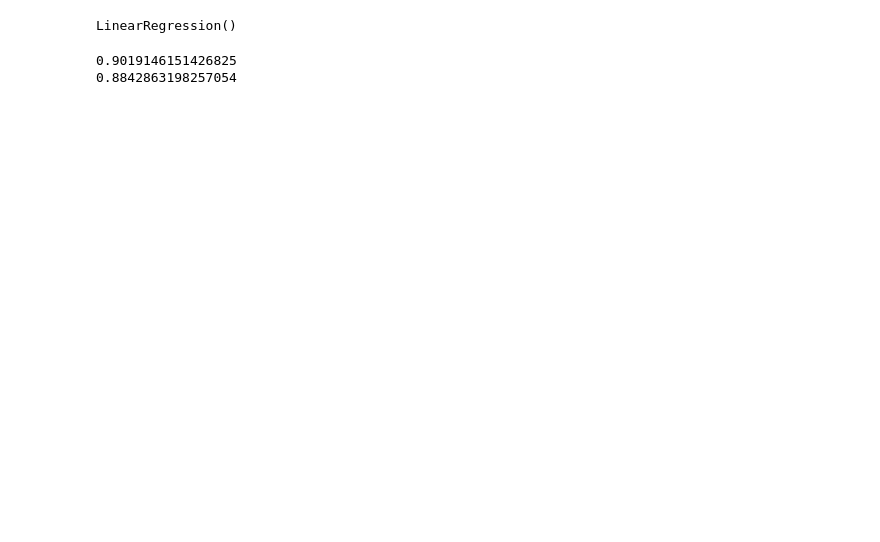
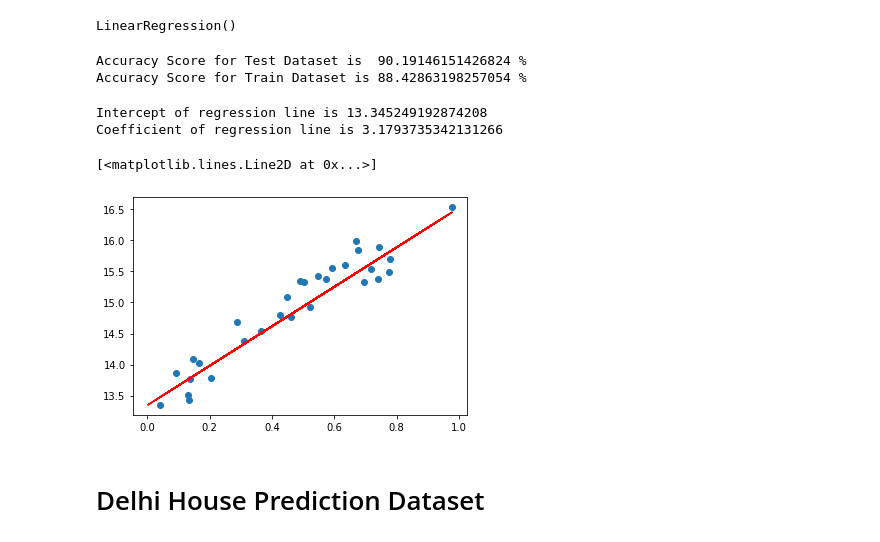
Before and after one commit to tanav2202/Kaggle-Notebooks, a Jupyter notebook: linear-regression-from-scratch.ipynb, the cells around one changed output. Saved outputs shown, nothing was run; the diff lists cells and outputs as text; code cells hidden in the pictures; blank space fills up the shorter version.

```diff
--- a/linear-regression-from-scratch.ipynb
+++ b/linear-regression-from-scratch.ipynb
@@ -58,14 +165,31 @@ score(Y_test, y_pred)
 # Linear Regression Using Sklearn
 # %%
 from sklearn.linear_model import LinearRegression
-lm = LinearRegression()
-lm.fit(X_train, Y_train)
+linear = LinearRegression()
+linear.fit(X_train, Y_train)
 # %% [output]
 LinearRegression()
 # %%
-Y_pred = lm.predict(X_test)
-print(lm.score(X_test, Y_test))
-print(lm.score(X_train,Y_train))
+Y_pred = linear.predict(X_test)
+print("Accuracy Score for Test Dataset is ",linear.score(X_test, Y_test)*100,"%")
+print("Accuracy Score for Train Dataset is",linear.score(X_train,Y_train)*100,"%")
 # %% [output]
-0.9019146151426825
-0.8842863198257054
+Accuracy Score for Test Dataset is  90.19146151426824 %
+Accuracy Score for Train Dataset is 88.42863198257054 %
+# %%
+c1=float(linear.intercept_)
+m1=float(linear.coef_)
+print("Intercept of regression line is", c1)
+print("Coefficient of regression line is", m1)
+# %% [output]
+Intercept of regression line is 13.345249192874208
+Coefficient of regression line is 3.1793735342131266
+# %%
+plt.scatter(X_test,Y_test)
+plt.plot(x,m1*x+c1,color='red')
+# %% [output]
+[<matplotlib.lines.Line2D at 0x...>]
+[figure, added]
+# %% [markdown]
+<a id="10"></a>
+# Delhi House Prediction Dataset
```
Also changed, not shown: parts of 35 cells of this notebook.
